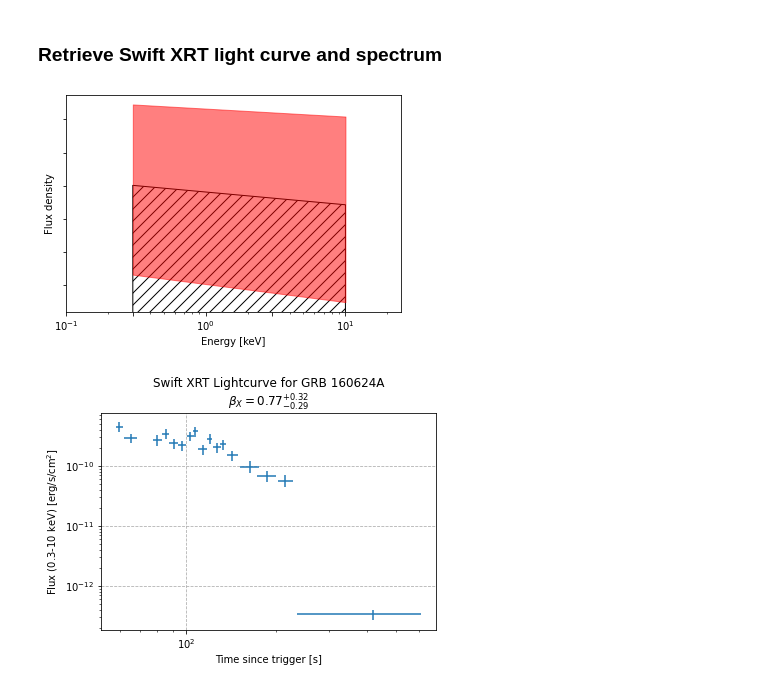
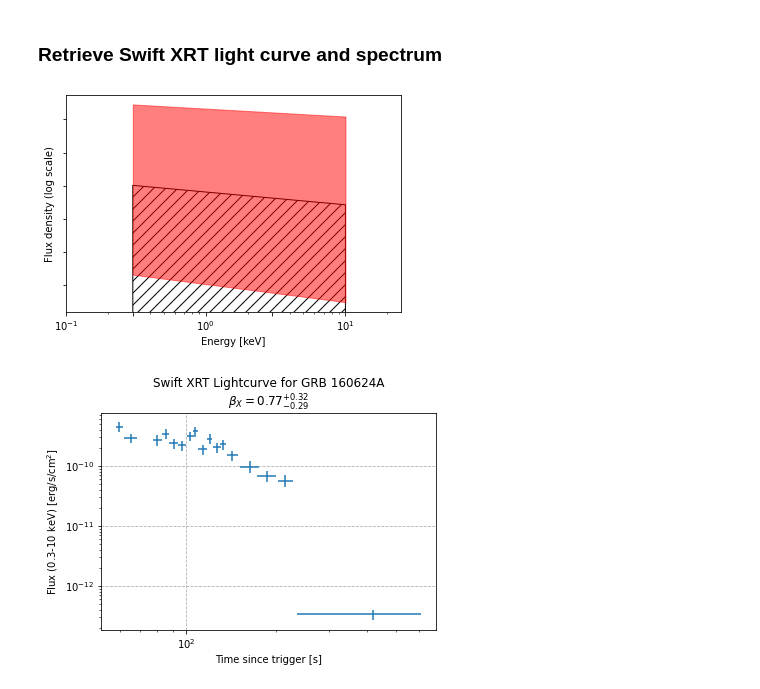
Before and after one commit to cgobat/dark-GRBs, a Jupyter notebook: analysis.ipynb, the cells around one changed output. Cells and saved outputs as stored; diff of their text form; code cells hidden in the pictures.

```diff
--- a/analysis.ipynb
+++ b/analysis.ipynb
@@ -194,24 +194,24 @@ Gamma = get_photonIndex(burst,swift)
 # %%
 E_range = np.linspace(0.3,10,100)
 spectrum = (E_range / 4.135667696e-18)**-(Gamma.value-1)
 spec1 = (E_range / 4.135667696e-18)**-(Gamma.maximum-1)
 spec2 = (E_range / 4.135667696e-18)**-(Gamma.minimum-1)
 
 plt.fill_between(E_range,[0]*len(E_range),spectrum,fc="none",ec="k",hatch="//")
 plt.fill_between(E_range,spec1,spec2,alpha=0.5,color="r")
 plt.xlim(1e-1,25)
 #plt.ylim(1e-16,1e-4)
 plt.yscale("log")
 plt.xscale("log")
 plt.gca().set_xticks([0.1,0.3,1,3,10])
 #plt.gca().set_xticklabels([0.1,0.3,1,3,10])
 #plt.gca().set_yticks([])
 plt.gca().set_yticklabels([])
 plt.xlabel("Energy [keV]")
-plt.ylabel("Flux density")
+plt.ylabel("Flux density (log scale)")
 plt.show()
 # %% [output]
-[figure, old version]
+[figure, new version]
 # %%
 plt.errorbar(fluxdata.Time,fluxdata.Flux,xerr=np.array(fluxdata.Tneg,fluxdata.Tpos).T,yerr=np.array(fluxdata.Fluxneg,fluxdata.Fluxpos).T,linestyle="",capthick=0)
 plt.xscale("log")
```
Also changed, not shown: parts of 10 cells of this notebook, 1 other file.
